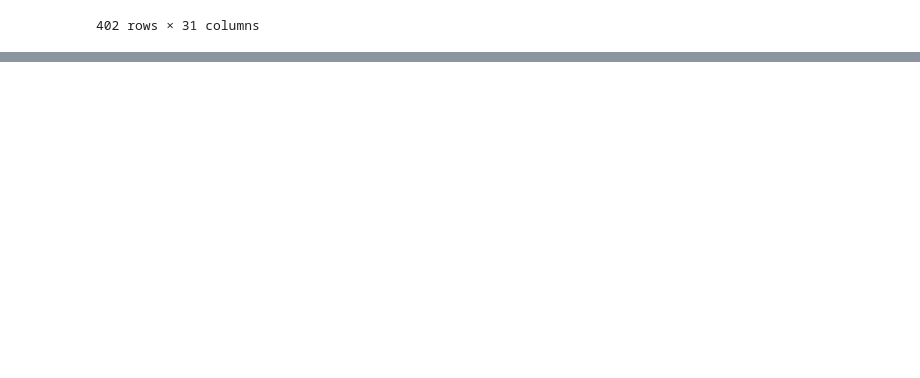
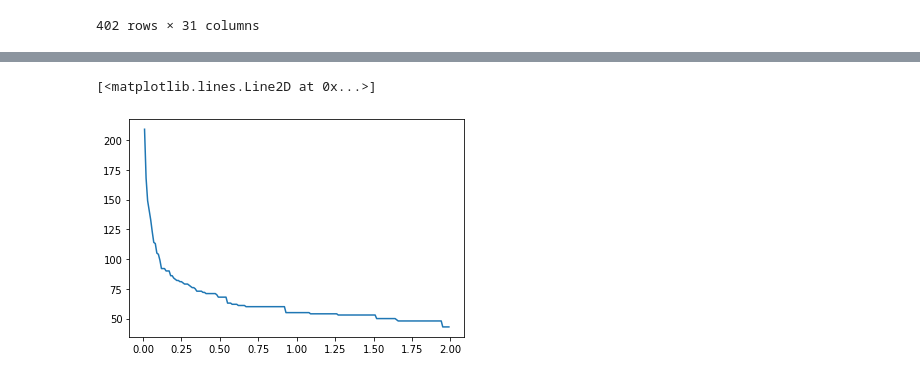
Before and after one commit to WeiquanLuo/LCA-PetFoodSupplyChain, a Jupyter notebook: lca.ipynb, the cells around one changed output, grey strips where cells are left out. Saved outputs shown, nothing was run; the diff lists cells and outputs as text; code cells hidden in the pictures; blank space fills up the shorter version.

```diff
--- a/lca.ipynb
+++ b/lca.ipynb
@@ -92,5 +102,8 @@ dat_toxic = dat.loc[:,['Fugitive_kg', 'Stack_kg', 'Total_Air_kg', 'Surface_water
 #input1 = dat.loc[:,['Coal_TJ', 'NatGase_TJ', 'Petrol_TJ', 'Bio_Waste_TJ',
        #'NonFossElec_TJ','Water_Withdrawals_Kgal']]
+# %%
+dat_cap = dat_cap.set_index(dat['Sector_sub'])
+dat_cap1 =dat_cap.loc[~dat_cap.apply(lambda row: (row==0).all(), axis=1)]
 # %% [markdown]
 ### Determin the optimal K in K-means
 # %%
@@ -173,0 +179,15 @@ cap_drop15 = dat_cap.drop([15],axis=0)
+# %%
+from sklearn.cluster import DBSCAN
+import numpy as np
+import collections
+count = []
+for i in np.arange(0.01, 2, 0.01):
+    clustering = DBSCAN(eps= i, leaf_size=10).fit(dat_toxic)
+    a = clustering.labels_
+    b = collections.Counter(a).get(-1)
+    count.append(b)
+# %%
+plt.plot(pd.Series(np.arange(0.01, 2, 0.01)),count)
+# %% [output]
+[<matplotlib.lines.Line2D at 0x...>]
+[figure, added]
```
Also changed, not shown: parts of 8 cells of this notebook, 2 other files.
